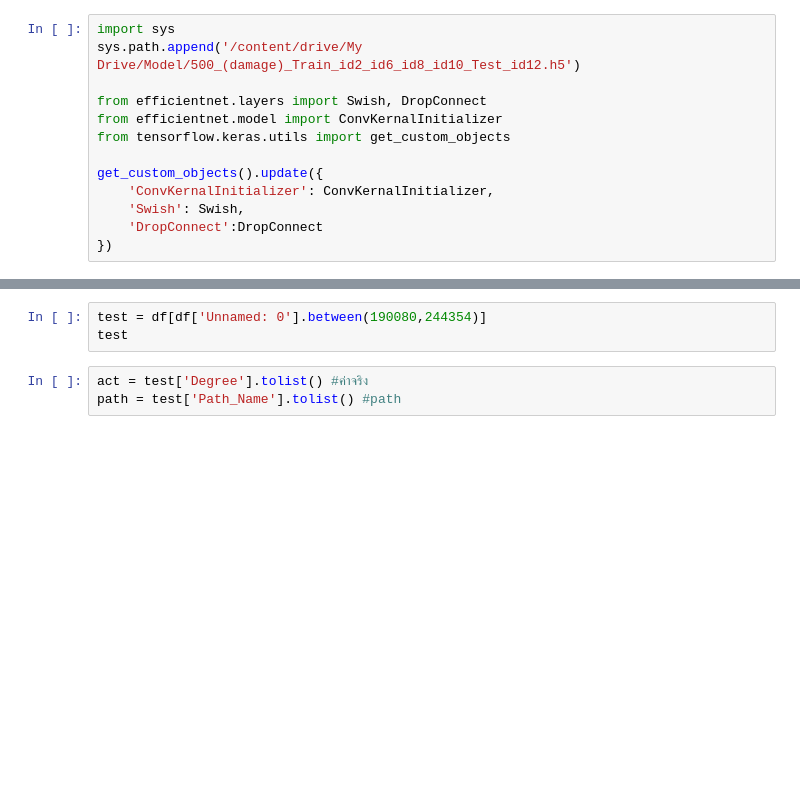
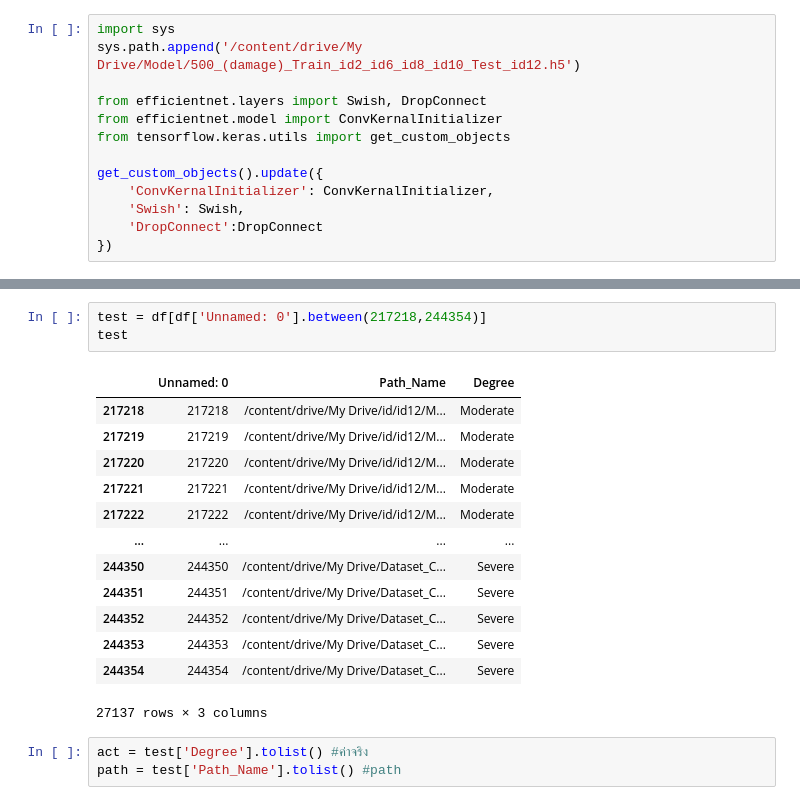
Before and after one commit to Umaporn19/Project, a Jupyter notebook: Neww_(Test_Damage_500_epochs_freeze).ipynb, the cells around one changed output, grey strips where cells are left out. Cells and saved outputs as stored; diff of their text form; blank space fills up the shorter version.

```diff
--- a/Neww_(Test_Damage_500_epochs_freeze).ipynb
+++ b/Neww_(Test_Damage_500_epochs_freeze).ipynb
@@ -79,6 +115,20 @@ print(labels)
 # %%
-test = df[df['Unnamed: 0'].between(190080,244354)]
+test = df[df['Unnamed: 0'].between(217218,244354)]
 test
+# %% [output]
+|  | Unnamed: 0 | Path_Name | Degree |
+| 217218 | 217218 | /content/drive/My Drive/id/id12/M... | Moderate |
+| 217219 | 217219 | /content/drive/My Drive/id/id12/M... | Moderate |
+| 217220 | 217220 | /content/drive/My Drive/id/id12/M... | Moderate |
+| 217221 | 217221 | /content/drive/My Drive/id/id12/M... | Moderate |
+| 217222 | 217222 | /content/drive/My Drive/id/id12/M... | Moderate |
+| ... | ... | ... | ... |
+| 244350 | 244350 | /content/drive/My Drive/Dataset_C... | Severe |
+| 244351 | 244351 | /content/drive/My Drive/Dataset_C... | Severe |
+| 244352 | 244352 | /content/drive/My Drive/Dataset_C... | Severe |
+| 244353 | 244353 | /content/drive/My Drive/Dataset_C... | Severe |
+| 244354 | 244354 | /content/drive/My Drive/Dataset_C... | Severe |
+27137 rows × 3 columns
 # %%
 act = test['Degree'].tolist() #ค่าจริง
 path = test['Path_Name'].tolist() #path
```
Also changed, not shown: parts of 12 cells of this notebook.
